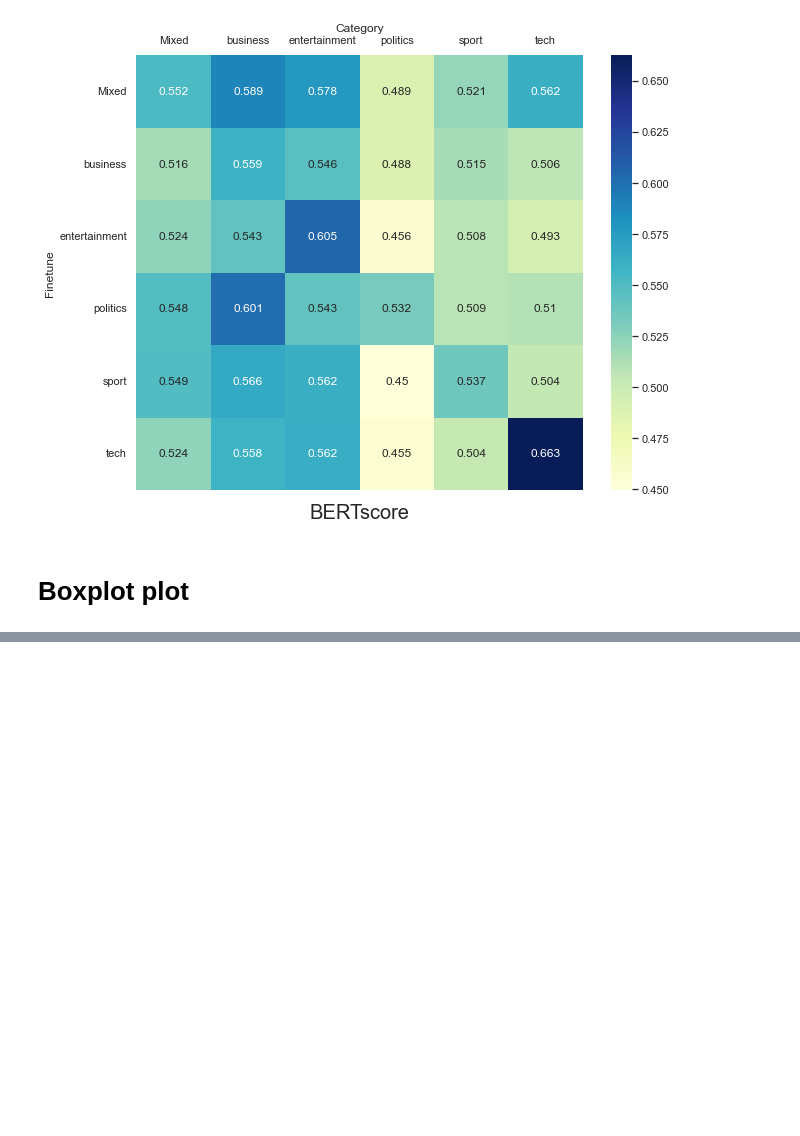
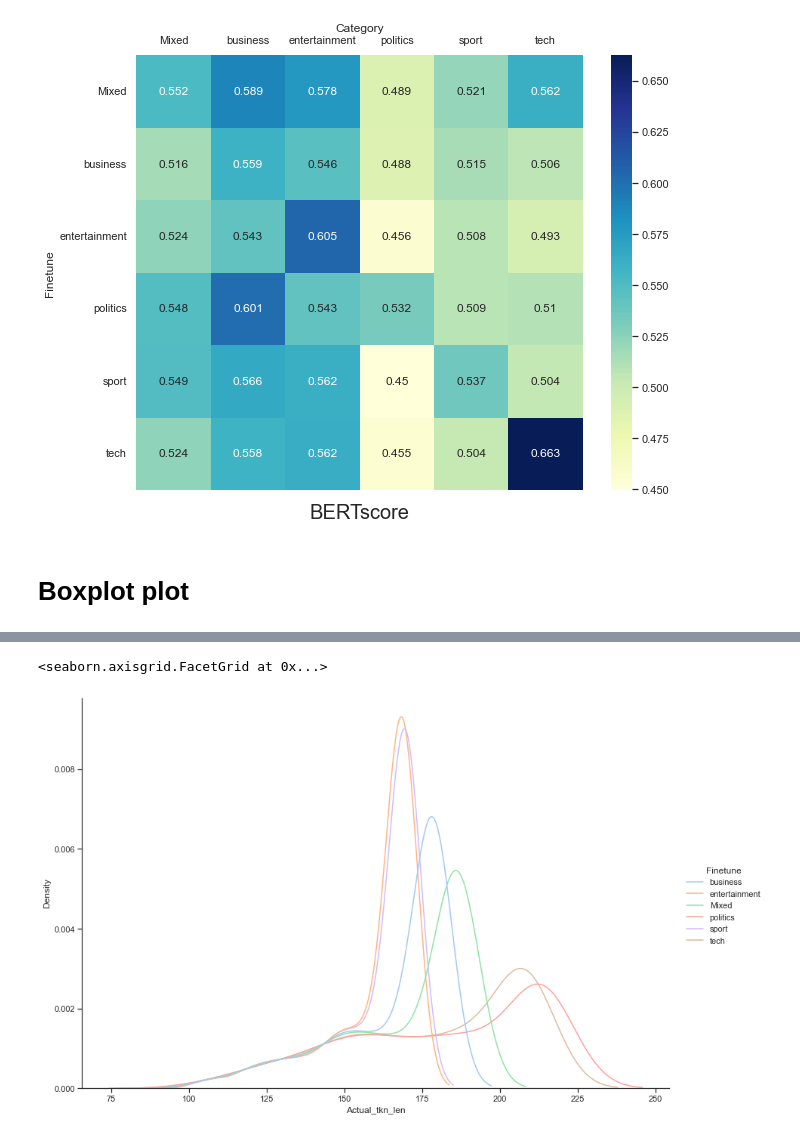
Before and after one commit to worachot-n/Text_summarization_T5, a Jupyter notebook: 1_7_Visualization.ipynb, the cells around one changed output, grey strips where cells are left out. Cells and saved outputs as stored; diff of their text form; code cells hidden in the pictures; blank space fills up the shorter version.

```diff
--- a/1_7_Visualization.ipynb
+++ b/1_7_Visualization.ipynb
@@ -80,0 +98,10 @@ for score in score_list:
+# %%
+tokenizer = T5Tokenizer.from_pretrained('t5-base')
+df_tkn = pd.DataFrame()
+df_tkn['tokenized_sents'] = df.apply(lambda row: tokenizer(row['Actual Text']), axis=1)
+df['Actual_tkn_len'] = df_tkn.apply(lambda row: len(row['tokenized_sents']['input_ids']), axis=1)
+
+df_tkn['tokenized_sents'] = df.apply(lambda row: tokenizer(row['Generated Text']), axis=1)
+df['Generate_tkn_len'] = df_tkn.apply(lambda row: len(row['tokenized_sents']['input_ids']), axis=1)
+
+df.head()
@@ -80,0 +115,13 @@ for score in score_list:
+# %%
+sns.displot(
+    data = df,
+    x = 'Actual_tkn_len',
+    kind = "kde",
+    color = 'darkblue',
+    hue = "Finetune",
+    height = 8,
+    aspect = 1.5
+    )
+# %% [output]
+<seaborn.axisgrid.FacetGrid at 0x...>
+[figure, added]
```
Also changed, not shown: parts of 11 cells of this notebook, 2 other files.
